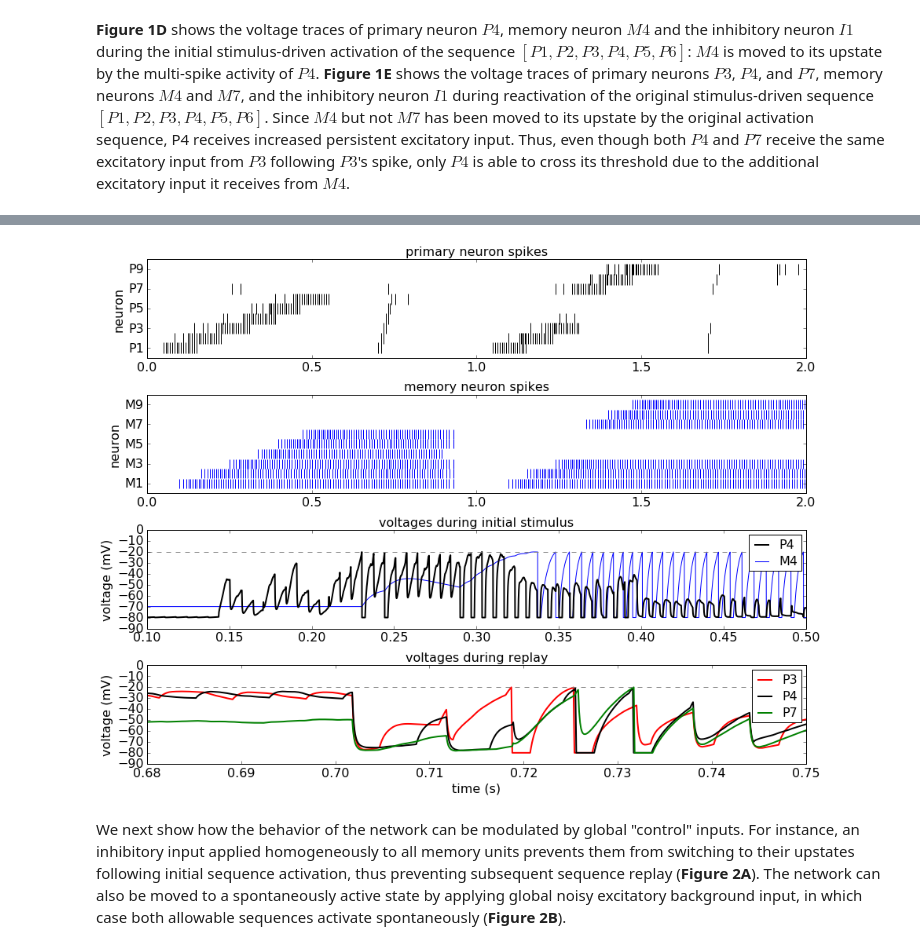
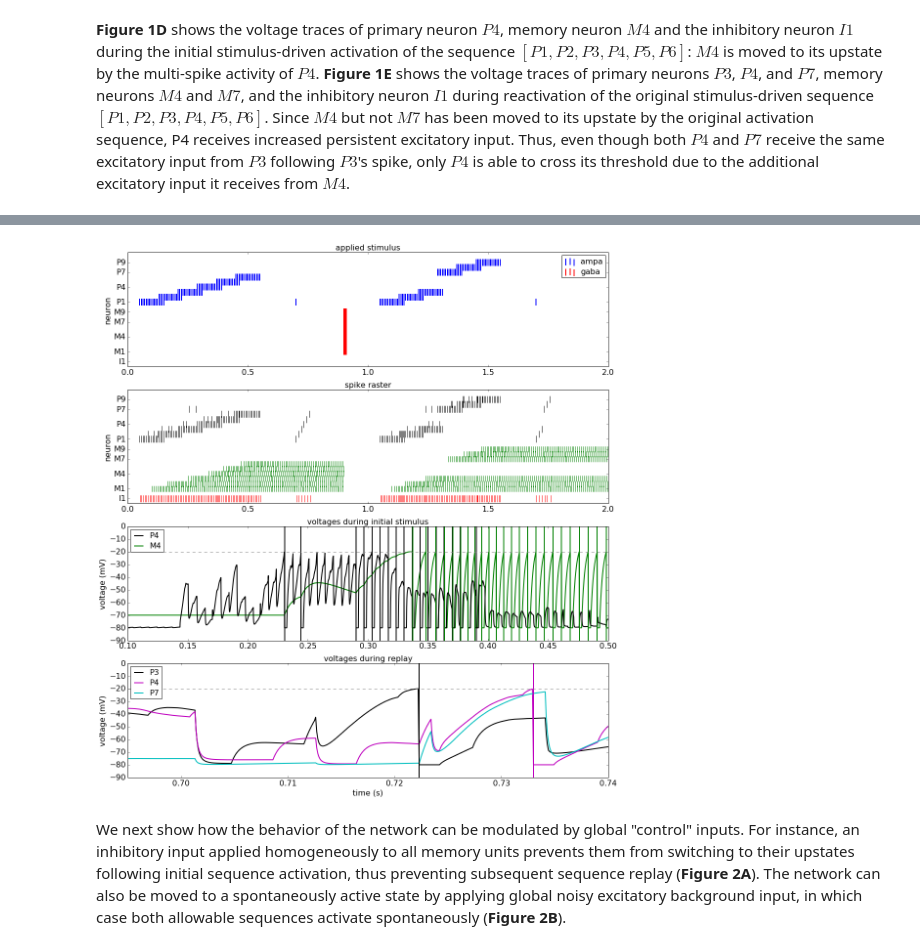
Before and after one commit to rkp8000/nothing_but_reruns, a Jupyter notebook: _paper_draft.ipynb, the cells around one changed output, grey strips where cells are left out. Drawn from its saved outputs; the diff is of its cells as text; code cells hidden in the pictures.

```diff
--- a/_paper_draft.ipynb
+++ b/_paper_draft.ipynb
@@ -48,7 +48,7 @@ fig_1 = lif_demo_two_branches(
 
     W_PP={'nmda': 20, 'ampa': 0, 'gaba': 0},
     W_PI={'nmda': 0, 'ampa': 0, 'gaba': 200},
-    W_PM={'nmda': 0, 'ampa': 20, 'gaba': 0},
+    W_PM={'nmda': 0, 'ampa': 15, 'gaba': 0},
     W_IP={'nmda': 0, 'ampa': 100, 'gaba': 0},
     W_II={'nmda': 0, 'ampa': 0, 'gaba': 10},
     W_MP={'nmda': 2, 'ampa': 0, 'gaba': 0},
@@ -67,15 +67,15 @@ fig_1 = lif_demo_two_branches(
         {'nmda': 0, 'ampa': 0, 'gaba': 2000}, {'nmda': 0, 'ampa': 2000, 'gaba': 2000},
     ],
     BKGD_STRENS=[
-        {'nmda': 0, 'ampa': 0, 'gaba': 5}, {'nmda': 0, 'ampa': .5, 'gaba': .5},
-        {'nmda': 0, 'ampa': 0, 'gaba': 5}, {'nmda': 0, 'ampa': .5, 'gaba': .5},
+        {'nmda': 0, 'ampa': 0, 'gaba': 5}, {'nmda': 0, 'ampa': 0, 'gaba': .5},
+        {'nmda': 0, 'ampa': 0, 'gaba': 5}, {'nmda': 0, 'ampa': 0, 'gaba': .5},
     ],
 
     DRIVE_ORDERS=[
         [0, 1, 2, 3, 4, 5], [0, 1, 2, 6, 7, 8]
     ],
     DRIVE_STARTS=[
-        {'nmda': 0, 'ampa': 0.05, 'gaba': 0.01}, {'nmda': 1, 'ampa': 1.05, 'gaba': 1.01},
+        {'nmda': 0, 'ampa': 0.05, 'gaba': 0}, {'nmda': 0, 'ampa': 1.05, 'gaba': 0},
     ],
     DRIVE_STRENS=[
         {'nmda': 0, 'ampa': 500, 'gaba': 0}, {'nmda': 0, 'ampa': 500, 'gaba': 0},
@@ -83,41 +83,43 @@ fig_1 = lif_demo_two_branches(
     DRIVE_DURS=[
         {'nmda': 0, 'ampa': 0.1, 'gaba': 0}, {'nmda': 0, 'ampa': 0.1, 'gaba': 0}
     ],
     DRIVE_FRQS=[
         {'nmda': 0, 'ampa': 150, 'gaba': 0}, {'nmda': 0, 'ampa': 150, 'gaba': 0}
     ],
     DRIVE_ITVS=[
         {'nmda': 0, 'ampa': 0.08, 'gaba': 0}, {'nmda': 0, 'ampa': 0.08, 'gaba': 0}
     ],
 
     REPLAY_TRIGGER_TIMES=[
-        {'nmda': .7, 'ampa': 0, 'gaba': 0}, {'nmda': 1.7, 'ampa': 1, 'gaba': 1}
+        {'nmda': 0, 'ampa': 0.7, 'gaba': 0}, {'nmda': 0, 'ampa': 1.7, 'gaba': 0}
     ],
     REPLAY_TRIGGER_STRENS=[
-        {'nmda': 20, 'ampa': 0, 'gaba': 0}, {'nmda': 20, 'ampa': 0, 'gaba': 0}
+        {'nmda': 0, 'ampa': 200, 'gaba': 0}, {'nmda': 0, 'ampa': 200, 'gaba': 0}
     ],
 
     MEMORY_RESET_STARTS=[{'nmda': 0, 'ampa': 0, 'gaba': 0.9}],
-    MEMORY_RESET_ENDS=[{'nmda': 0, 'ampa': 0, 'gaba': .95}],
-    MEMORY_RESET_STRENS=[{'nmda': 0, 'ampa': 0, 'gaba': 60}],
-    MEMORY_RESET_FRQS=[{'nmda': 0, 'ampa': 0, 'gaba': 50}],
+    MEMORY_RESET_ENDS=[{'nmda': 0, 'ampa': 0, 'gaba': .91}],
+    MEMORY_RESET_STRENS=[{'nmda': 0, 'ampa': 0, 'gaba': 10}],
+    MEMORY_RESET_FRQS=[{'nmda': 0, 'ampa': 0, 'gaba': 500}],
 
     SIM_DURATION=2., DT=0.0001,
 
     P_4_M_4_PLOT_LIMITS=(0.1, 0.5),
-    P_3_P_4_P_7_PLOT_LIMITS=(0.68, 0.75),
+    P_3_P_4_P_7_PLOT_LIMITS=(0.695, 0.74),
 
-    FIG_SIZE=(13, 10), FONT_SIZE=16,
+    FIG_SIZE=(15, 16),
+    SYN_COLORS={'ampa': 'b', 'gaba': 'r'},
+    FONT_SIZE=16,
 )
 
 # run 1 simulation, with seed set so that we see spontaneous replay within a reasonable time window
 # 1A: connectivity diagram
 # 1B: primary neuron raster plot for 2 replayed sequences, with spontaneous replay arising afterwards
 # 1C: memory neuron raster
 # 1D: voltages of P4, M4 and I1 during initial sequence activation
 # 1E: voltages of P4, P7, M4, M7, and I1 during reactivation
 # %% [output]
-[figure, old version]
+[figure, new version]
 # %% [markdown]
 We next show how the behavior of the network can be modulated by global "control" inputs. For instance, an inhibitory input applied homogeneously to all memory units prevents them from switching to their upstates following initial sequence activation, thus preventing subsequent sequence replay (**Figure 2A**). The network can also be moved to a spontaneously active state by applying global noisy excitatory background input, in which case both allowable sequences activate spontaneously (**Figure 2B**).
 # %%
```
Also changed, not shown: parts of 8 cells of this notebook.
